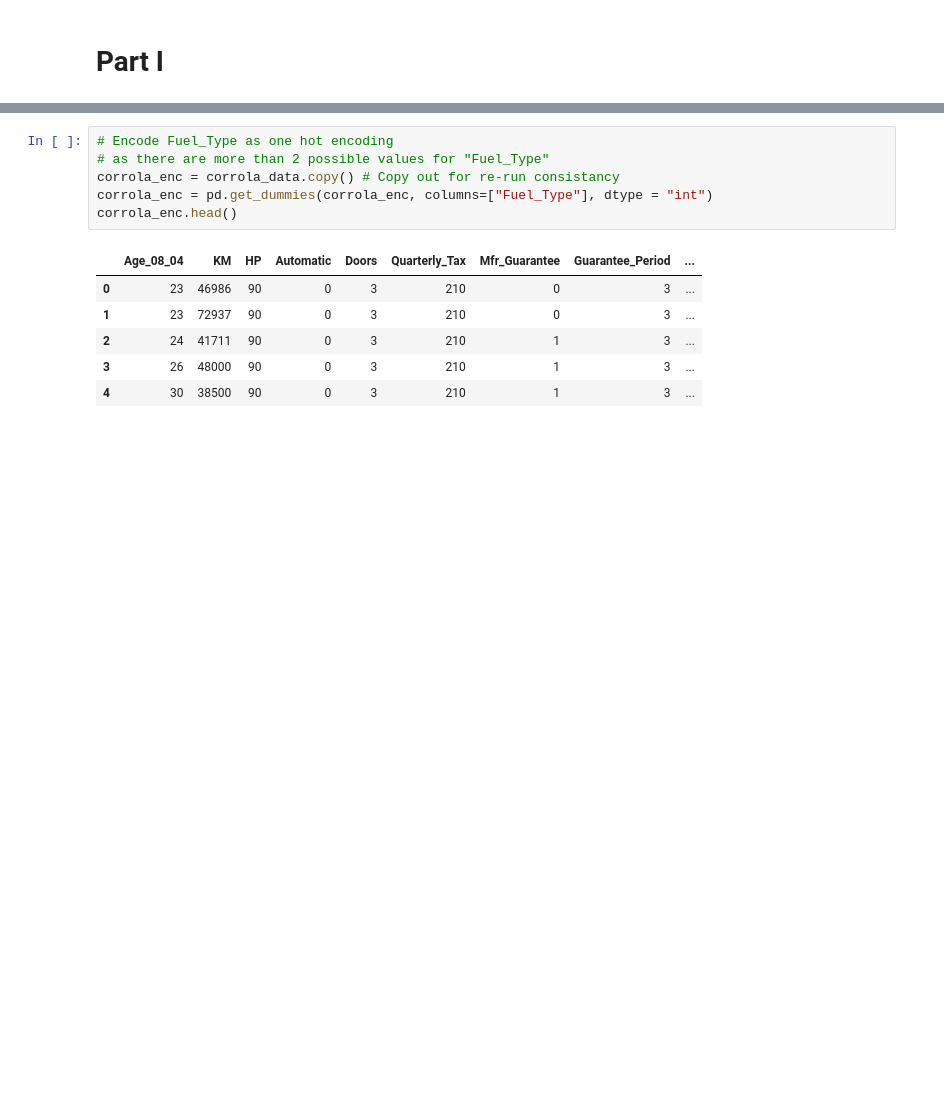
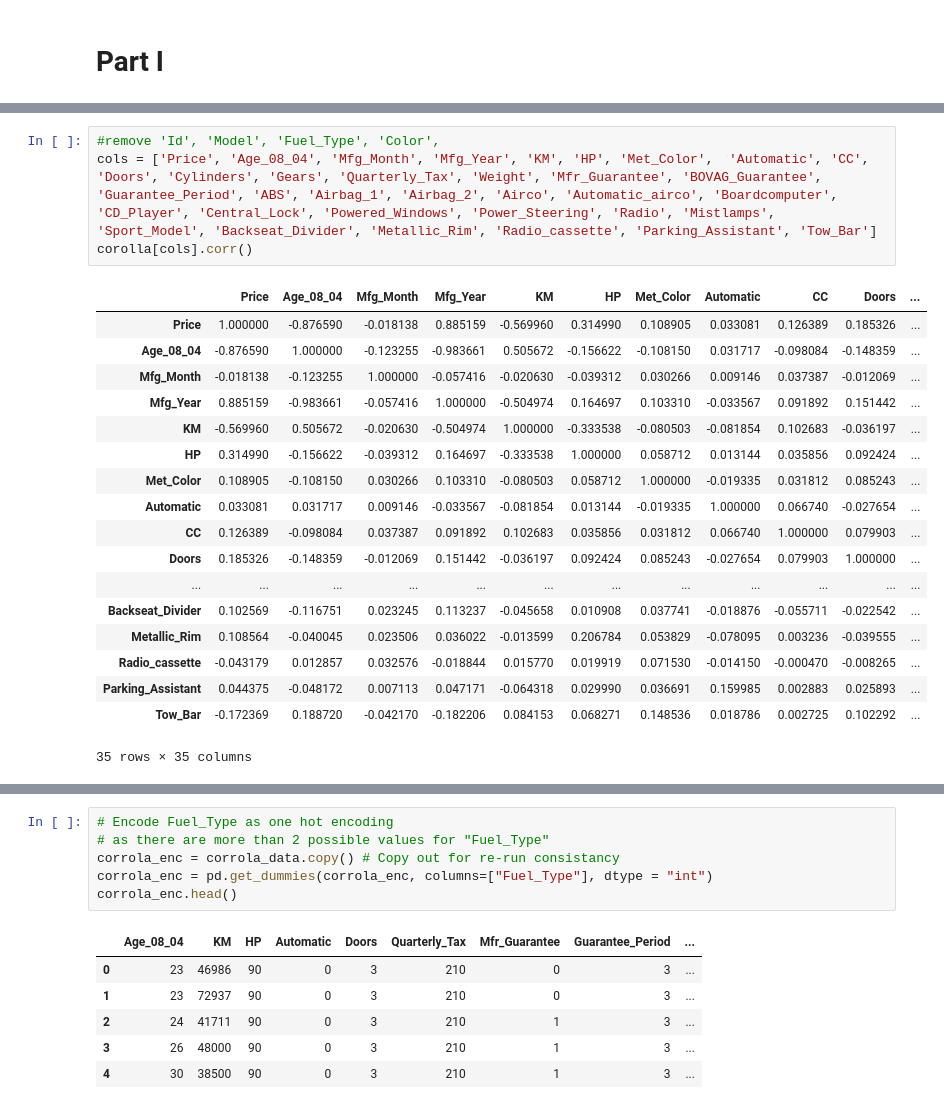
Before and after one commit to beneDesp/GLDM3002, a Jupyter notebook: FinalProjectTeam2.ipynb, the cells around one changed output, grey strips where cells are left out. Cells and saved outputs as stored; diff of their text form; blank space fills up the shorter version.

```diff
--- a/FinalProjectTeam2.ipynb
+++ b/FinalProjectTeam2.ipynb
@@ -61,0 +74,23 @@ None
+# %%
+#remove 'Id', 'Model', 'Fuel_Type', 'Color',
+cols = ['Price', 'Age_08_04', 'Mfg_Month', 'Mfg_Year', 'KM', 'HP', 'Met_Color',  'Automatic', 'CC', 'Doors', 'Cylinders', 'Gears', 'Quarterly_Tax', 'Weight', 'Mfr_Guarantee', 'BOVAG_Guarantee', 'Guarantee_Period', 'ABS', 'Airbag_1', 'Airbag_2', 'Airco', 'Automatic_airco', 'Boardcomputer', 'CD_Player', 'Central_Lock', 'Powered_Windows', 'Power_Steering', 'Radio', 'Mistlamps', 'Sport_Model', 'Backseat_Divider', 'Metallic_Rim', 'Radio_cassette', 'Parking_Assistant', 'Tow_Bar']
+corolla[cols].corr()
+# %% [output]
+|  | Price | Age_08_04 | Mfg_Month | Mfg_Year | KM | HP | Met_Color | Automatic | CC | Doors | ... |
+| Price | 1.000000 | -0.876590 | -0.018138 | 0.885159 | -0.569960 | 0.314990 | 0.108905 | 0.033081 | 0.126389 | 0.185326 | ... |
+| Age_08_04 | -0.876590 | 1.000000 | -0.123255 | -0.983661 | 0.505672 | -0.156622 | -0.108150 | 0.031717 | -0.098084 | -0.148359 | ... |
+| Mfg_Month | -0.018138 | -0.123255 | 1.000000 | -0.057416 | -0.020630 | -0.039312 | 0.030266 | 0.009146 | 0.037387 | -0.012069 | ... |
+| Mfg_Year | 0.885159 | -0.983661 | -0.057416 | 1.000000 | -0.504974 | 0.164697 | 0.103310 | -0.033567 | 0.091892 | 0.151442 | ... |
+| KM | -0.569960 | 0.505672 | -0.020630 | -0.504974 | 1.000000 | -0.333538 | -0.080503 | -0.081854 | 0.102683 | -0.036197 | ... |
+| HP | 0.314990 | -0.156622 | -0.039312 | 0.164697 | -0.333538 | 1.000000 | 0.058712 | 0.013144 | 0.035856 | 0.092424 | ... |
+| Met_Color | 0.108905 | -0.108150 | 0.030266 | 0.103310 | -0.080503 | 0.058712 | 1.000000 | -0.019335 | 0.031812 | 0.085243 | ... |
+| Automatic | 0.033081 | 0.031717 | 0.009146 | -0.033567 | -0.081854 | 0.013144 | -0.019335 | 1.000000 | 0.066740 | -0.027654 | ... |
+| CC | 0.126389 | -0.098084 | 0.037387 | 0.091892 | 0.102683 | 0.035856 | 0.031812 | 0.066740 | 1.000000 | 0.079903 | ... |
+| Doors | 0.185326 | -0.148359 | -0.012069 | 0.151442 | -0.036197 | 0.092424 | 0.085243 | -0.027654 | 0.079903 | 1.000000 | ... |
+| ... | ... | ... | ... | ... | ... | ... | ... | ... | ... | ... | ... |
+| Backseat_Divider | 0.102569 | -0.116751 | 0.023245 | 0.113237 | -0.045658 | 0.010908 | 0.037741 | -0.018876 | -0.055711 | -0.022542 | ... |
+| Metallic_Rim | 0.108564 | -0.040045 | 0.023506 | 0.036022 | -0.013599 | 0.206784 | 0.053829 | -0.078095 | 0.003236 | -0.039555 | ... |
+| Radio_cassette | -0.043179 | 0.012857 | 0.032576 | -0.018844 | 0.015770 | 0.019919 | 0.071530 | -0.014150 | -0.000470 | -0.008265 | ... |
+| Parking_Assistant | 0.044375 | -0.048172 | 0.007113 | 0.047171 | -0.064318 | 0.029990 | 0.036691 | 0.159985 | 0.002883 | 0.025893 | ... |
+| Tow_Bar | -0.172369 | 0.188720 | -0.042170 | -0.182206 | 0.084153 | 0.068271 | 0.148536 | 0.018786 | 0.002725 | 0.102292 | ... |
+35 rows × 35 columns
```
Also changed, not shown: parts of 8 cells of this notebook.
